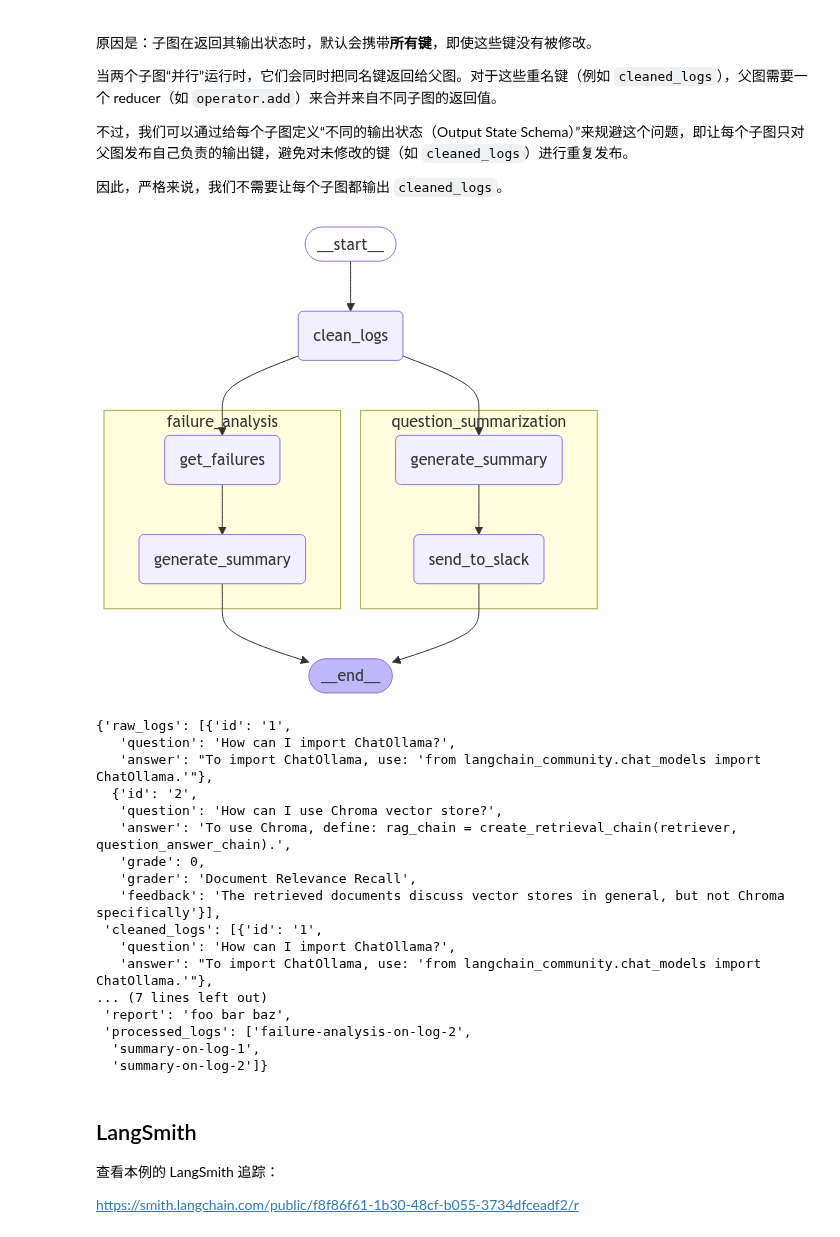
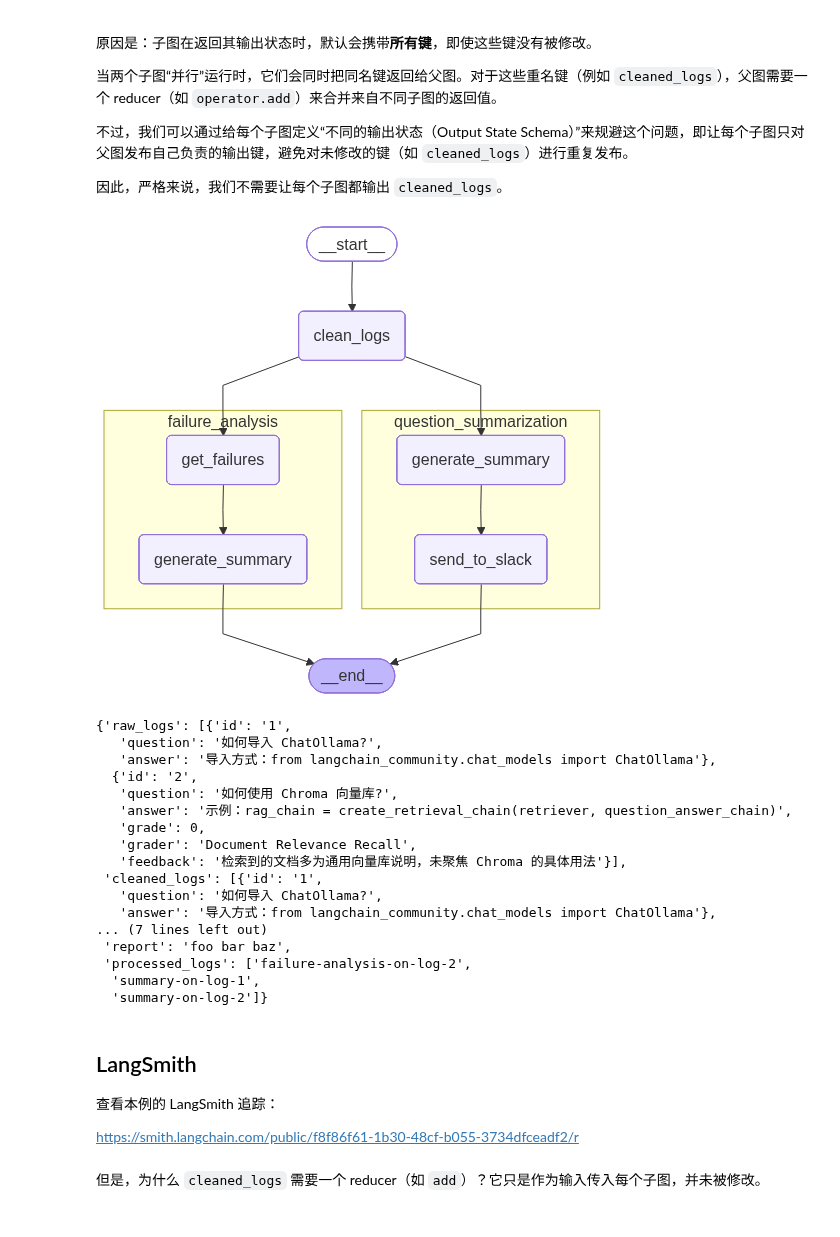
Before and after one commit to FlyAIBox/langchain-academy, a Jupyter notebook: module-4/sub-graph.ipynb, the cells around one changed output. Cells and saved outputs as stored; diff of their text form; code cells hidden in the pictures.

```diff
--- a/module-4/sub-graph.ipynb
+++ b/module-4/sub-graph.ipynb
@@ -184,40 +189,63 @@ cleaned_logs: Annotated[List[Log], add] # 该键会被两个子图读取（作
 
 因此，严格来说，我们不需要让每个子图都输出 `cleaned_logs`。
 # %%
-# Entry Graph
+# Entry Graph State 定义
+# 定义整个父图的状态结构，它包含从子图接收的信息以及原始输入日志
 class EntryGraphState(TypedDict):
-    raw_logs: List[Log]
-    cleaned_logs: List[Log]
-    fa_summary: str # This will only be generated in the FA sub-graph
-    report: str # This will only be generated in the QS sub-graph
-    processed_logs:  Annotated[List[int], add] # This will be generated in BOTH sub-graphs
+    raw_logs: List[Log] # 原始输入的日志列表
+    cleaned_logs: List[Log] # 经过预处理（清洗）后的日志列表
+    fa_summary: str # 失败分析子图生成的总结（仅由 FA 子图产生）
+    report: str # 问题汇总子图生成的外部汇报内容（仅由 QS 子图产生）
+    # processed_logs 键会被两个子图同时写入，因此需要使用 Annotated 和 operator.add
+    # operator.add 会将来自两个子图的 processed_logs 列表进行合并（累加）
+    processed_logs:  Annotated[List[int], add]
 
+# 定义清洗日志的节点函数
 def clean_logs(state):
-    # Get logs
+    """
+    清洗原始日志数据。
+    这个函数接收包含原始日志的状态，并返回一个包含清洗后日志的新状态。
+    在实际应用中，这里可以进行数据格式转换、去除无效字段等操作。
+    """
+    # 从当前状态中获取原始日志
     raw_logs = state["raw_logs"]
-    # Data cleaning raw_logs -> docs
+    # 数据清洗逻辑：此处简化处理，直接将原始日志作为清洗后的日志
+    # 真实场景中，这里是进行 raw_logs 到 cleaned_logs 的转换
     cleaned_logs = raw_logs
+    # 返回包含清洗后日志的新状态字典
     return {"cleaned_logs": cleaned_logs}
 
+# 构建主图（Entry Graph）
 entry_builder = StateGraph(EntryGraphState)
+
+# 添加节点到主图
+# "clean_logs" 节点对应 clean_logs 函数
 entry_builder.add_node("clean_logs", clean_logs)
+# "question_summarization" 节点对应编译后的问题汇总子图
 entry_builder.add_node("question_summarization", qs_builder.compile())
+# "failure_analysis" 节点对应编译后的失败分析子图
 entry_builder.add_node("failure_analysis", fa_builder.compile())
 
+# 添加边来定义节点之间的流程
+# 从 START（图的起始点）到 "clean_logs" 节点
 entry_builder.add_edge(START, "clean_logs")
+# 从 "clean_logs" 节点并行地连接到 "failure_analysis" 和 "question_summarization" 子图
 entry_builder.add_edge("clean_logs", "failure_analysis")
 entry_builder.add_edge("clean_logs", "question_summarization")
+# 从 "failure_analysis" 子图结束到 END（图的终止点）
 entry_builder.add_edge("failure_analysis", END)
+# 从 "question_summarization" 子图结束到 END（图的终止点）
 entry_builder.add_edge("question_summarization", END)
 
+# 编译构建好的图
 graph = entry_builder.compile()
 
 from IPython.display import Image, display
 
-# 将 xray 设为 1 可展示嵌套子图的内部结构
+# 将 xray 设为 1 可以展示嵌套的子图结构，帮助理解整个图的层次关系
 display(Image(graph.get_graph(xray=1).draw_mermaid_png()))
 # %% [output]
-[figure, old version]
+[figure, new version]
 # %%
 # 示例日志（Dummy logs）
 question_answer = Log(
@@ -239,17 +267,17 @@ raw_logs = [question_answer,question_answer_feedback]
 graph.invoke({"raw_logs": raw_logs})
 # %% [output]
 {'raw_logs': [{'id': '1',
-   'question': 'How can I import ChatOllama?',
-   'answer': "To import ChatOllama, use: 'from langchain_community.chat_models import ChatOllama.'"},
+   'question': '如何导入 ChatOllama?',
+   'answer': '导入方式：from langchain_community.chat_models import ChatOllama'},
   {'id': '2',
-   'question': 'How can I use Chroma vector store?',
-   'answer': 'To use Chroma, define: rag_chain = create_retrieval_chain(retriever, question_answer_chain).',
+   'question': '如何使用 Chroma 向量库?',
+   'answer': '示例：rag_chain = create_retrieval_chain(retriever, question_answer_chain)',
    'grade': 0,
    'grader': 'Document Relevance Recall',
-   'feedback': 'The retrieved documents discuss vector stores in general, but not Chroma specifically'}],
+   'feedback': '检索到的文档多为通用向量库说明，未聚焦 Chroma 的具体用法'}],
  'cleaned_logs': [{'id': '1',
-   'question': 'How can I import ChatOllama?',
-   'answer': "To import ChatOllama, use: 'from langchain_community.chat_models import ChatOllama.'"},
+   'question': '如何导入 ChatOllama?',
+   'answer': '导入方式：from langchain_community.chat_models import ChatOllama'},
 ... (7 lines left out)
  'report': 'foo bar baz',
  'processed_logs': ['failure-analysis-on-log-2',
@@ -261,3 +289,5 @@ graph.invoke({"raw_logs": raw_logs})
 查看本例的 LangSmith 追踪：
 
 https://smith.langchain.com/public/f8f86f61-1b30-48cf-b055-3734dfceadf2/r
+# %% [markdown]
+但是，为什么 `cleaned_logs` 需要一个 reducer（如 `add`）？它只是作为输入传入每个子图，并未被修改。
```
Also changed, not shown: parts of 8 cells of this notebook.
